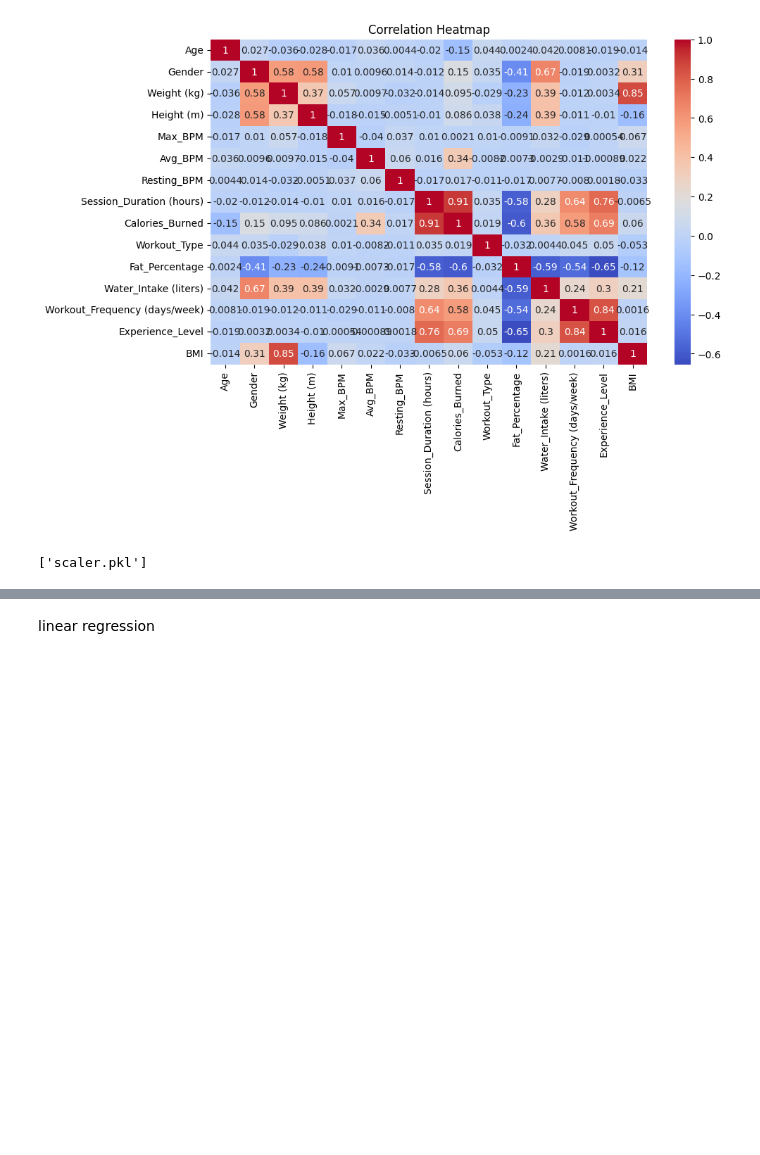
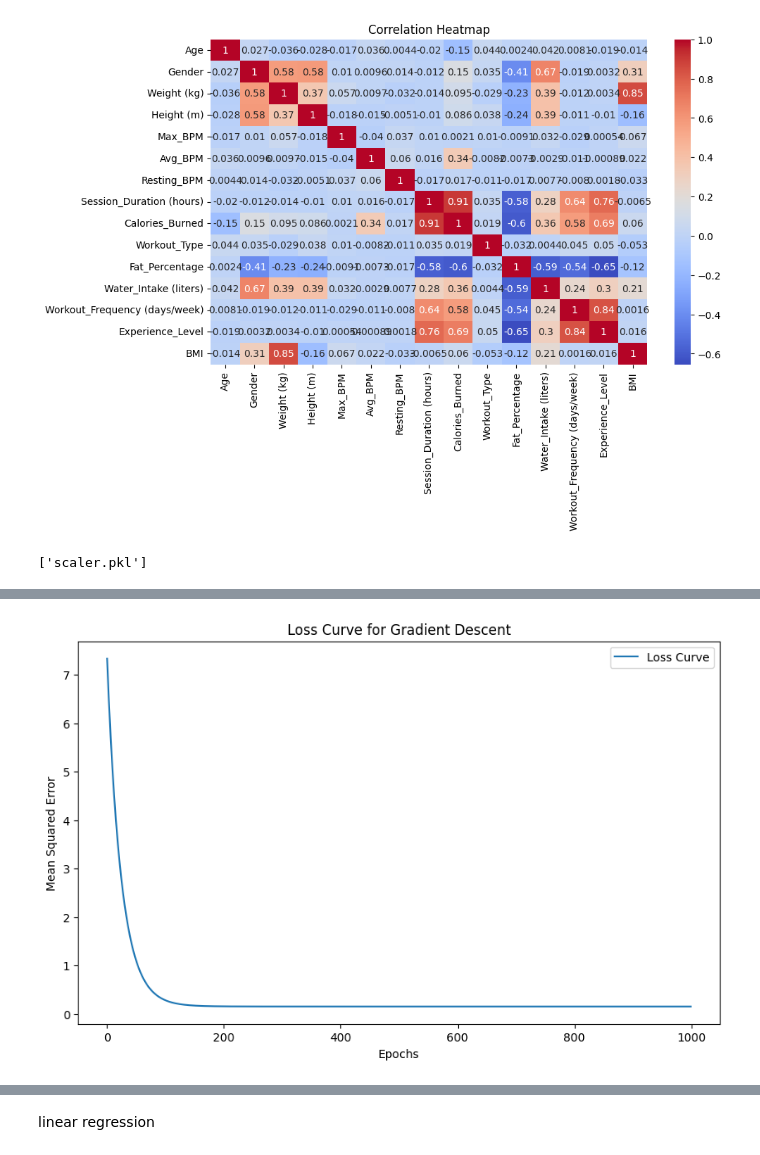
Before and after one commit to Jules-gatete/fit, a Jupyter notebook: Untitled1.ipynb, the cells around one changed output, grey strips where cells are left out. Cells and saved outputs as stored; diff of their text form; code cells hidden in the pictures; blank space fills up the shorter version.

```diff
--- a/Untitled1.ipynb
+++ b/Untitled1.ipynb
@@ -80,0 +83,85 @@ joblib.dump(scaler, 'scaler.pkl')
+# %%
+import numpy as np
+import pandas as pd
+from sklearn.model_selection import train_test_split
+from sklearn.metrics import mean_squared_error
+
+# Load dataset
+gym = pd.read_csv('/content/gym_members_exercise_tracking.csv')
+
+# Encode categorical variables
+from sklearn.preprocessing import LabelEncoder
+label_encoder = LabelEncoder()
+gym['Workout_Type'] = label_encoder.fit_transform(gym['Workout_Type'])
+gym['Gender'] = label_encoder.fit_transform(gym['Gender'])
+
+# Features and target variable
+X = gym.drop(['Water_Intake (liters)'], axis=1).values
+y = gym['Water_Intake (liters)'].values
+
+# Train-test split
+X_train, X_test, y_train, y_test = train_test_split(X, y, test_size=0.2, random_state=42)
+
+# Standardize features
+from sklearn.preprocessing import StandardScaler
+scaler = StandardScaler()
+X_train = scaler.fit_transform(X_train)
+X_test = scaler.transform(X_test)
+
+# Gradient Descent Function
+def gradient_descent(X, y, lr=0.01, epochs=1000):
+    """
+    Linear Regression using Gradient Descent.
+    """
+    m, n = X.shape
+    weights = np.zeros(n)
+    bias = 0
+    history = []  # To track loss
+
+    for epoch in range(epochs):
+        # Predictions
+        y_pred = np.dot(X, weights) + bias
+
+        # Calculate gradients
+        dw = -(2/m) * np.dot(X.T, (y - y_pred))
+        db = -(2/m) * np.sum(y - y_pred)
+
+        # Update weights and bias
+        weights -= lr * dw
+        bias -= lr * db
+
+        # Calculate loss (MSE)
+        mse = mean_squared_error(y, y_pred)
+        history.append(mse)
+
+        # Optionally print loss every 100 epochs
+        if epoch % 100 == 0:
+            print(f"Epoch {epoch}, Loss: {mse}")
+
+    return weights, bias, history
+
+# Train the model
+lr = 0.01  # Learning rate
+epochs = 1000
+weights, bias, history = gradient_descent(X_train, y_train, lr=lr, epochs=epochs)
+
+# Test the model
+y_pred = np.dot(X_test, weights) + bias
+test_mse = mean_squared_error(y_test, y_pred)
+
+print(f"Test MSE: {test_mse}")
+
+# Plot the loss curve
+import matplotlib.pyplot as plt
+plt.figure(figsize=(10, 6))
+plt.plot(range(epochs), history, label='Loss Curve')
+plt.xlabel('Epochs')
+plt.ylabel('Mean Squared Error')
+plt.title('Loss Curve for Gradient Descent')
+plt.legend()
+plt.show()
+
+# Evaluate model performance
+print("Final Weights:", weights)
+print("Final Bias:", bias)
+# %% [output]
@@ -80,0 +179 @@ joblib.dump(scaler, 'scaler.pkl')
+[figure, added]
```
Also changed, not shown: parts of 2 cells of this notebook.
